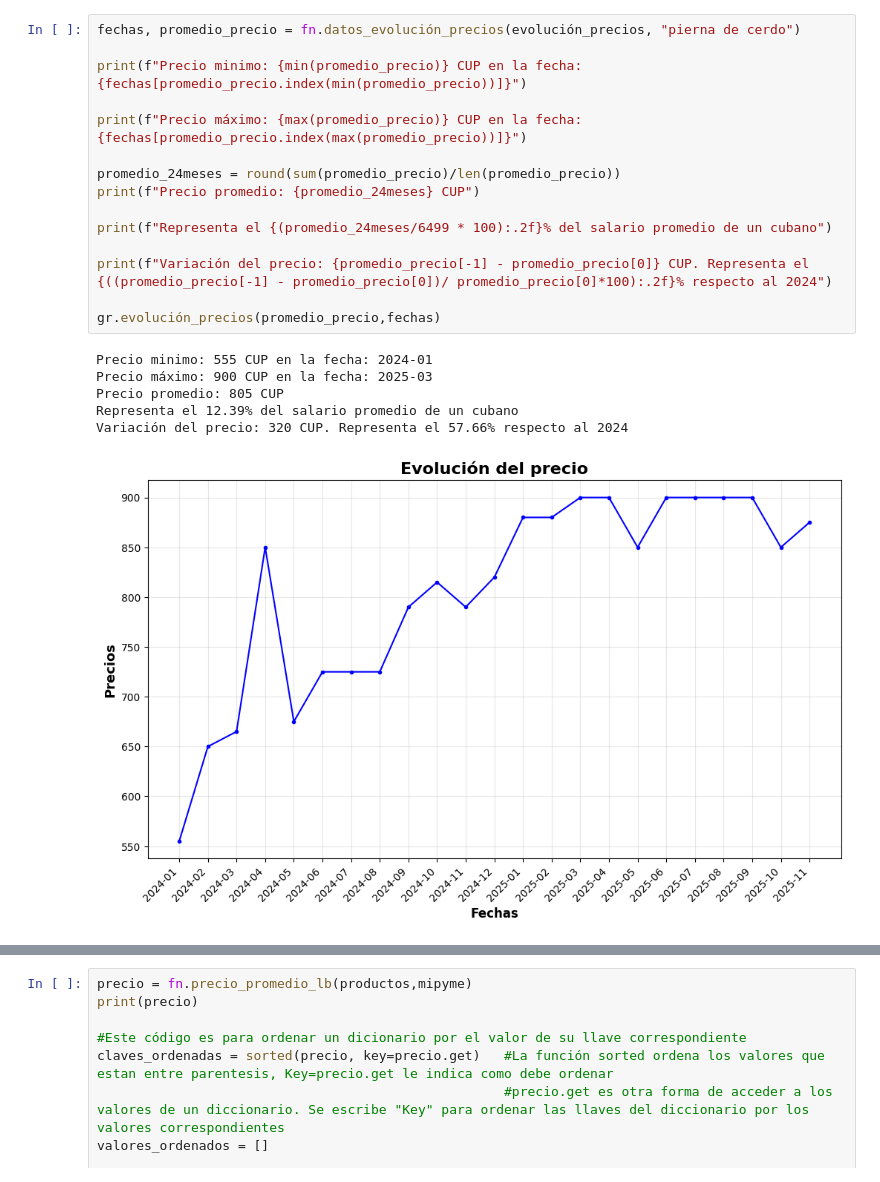
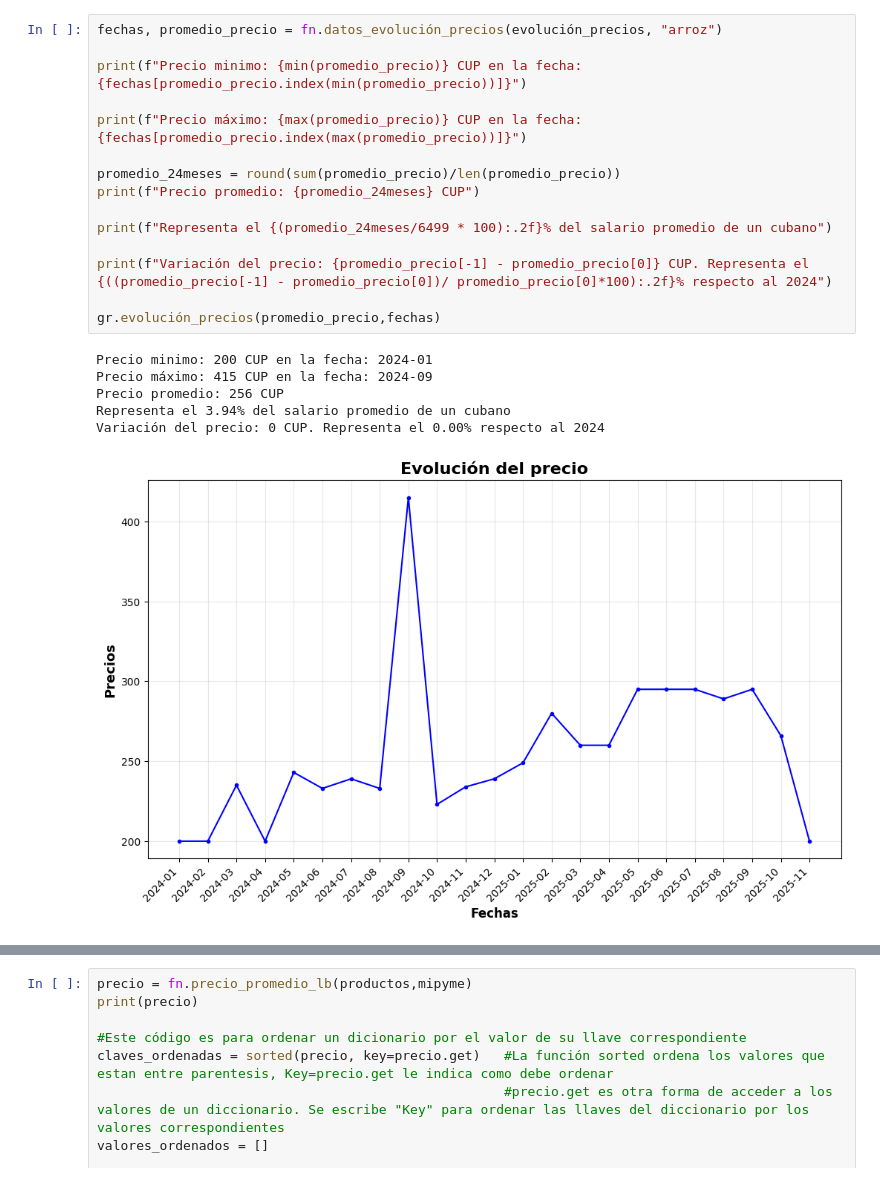
Before and after one commit to datascienceelias-png/proyecto_pipymes, a Jupyter notebook: analisis.ipynb, the cells around one changed output, grey strips where cells are left out. Saved outputs shown, nothing was run; the diff lists cells and outputs as text.

```diff
--- a/analisis.ipynb
+++ b/analisis.ipynb
@@ -75,22 +35,22 @@ El usario debe escribir en el argumento de la función el producto que desea vis
 # %%
-fechas, promedio_precio = fn.datos_evolución_precios(evolución_precios, "pierna de cerdo")
+fechas, promedio_precio = fn.datos_evolución_precios(evolución_precios, "arroz")
 
 print(f"Precio minimo: {min(promedio_precio)} CUP en la fecha: {fechas[promedio_precio.index(min(promedio_precio))]}")
 
 print(f"Precio máximo: {max(promedio_precio)} CUP en la fecha: {fechas[promedio_precio.index(max(promedio_precio))]}")
 
 promedio_24meses = round(sum(promedio_precio)/len(promedio_precio))
 print(f"Precio promedio: {promedio_24meses} CUP")
 
 print(f"Representa el {(promedio_24meses/6499 * 100):.2f}% del salario promedio de un cubano")
 
 print(f"Variación del precio: {promedio_precio[-1] - promedio_precio[0]} CUP. Representa el {((promedio_precio[-1] - promedio_precio[0])/ promedio_precio[0]*100):.2f}% respecto al 2024")
 
 gr.evolución_precios(promedio_precio,fechas)
 # %% [output]
-Precio minimo: 555 CUP en la fecha: 2024-01
-Precio máximo: 900 CUP en la fecha: 2025-03
-Precio promedio: 805 CUP
-Representa el 12.39% del salario promedio de un cubano
-Variación del precio: 320 CUP. Representa el 57.66% respecto al 2024
+Precio minimo: 200 CUP en la fecha: 2024-01
+Precio máximo: 415 CUP en la fecha: 2024-09
+Precio promedio: 256 CUP
+Representa el 3.94% del salario promedio de un cubano
+Variación del precio: 0 CUP. Representa el 0.00% respecto al 2024
-[figure, old version]
+[figure, new version]
```
Also changed, not shown: parts of 25 cells of this notebook, 1 other file.
